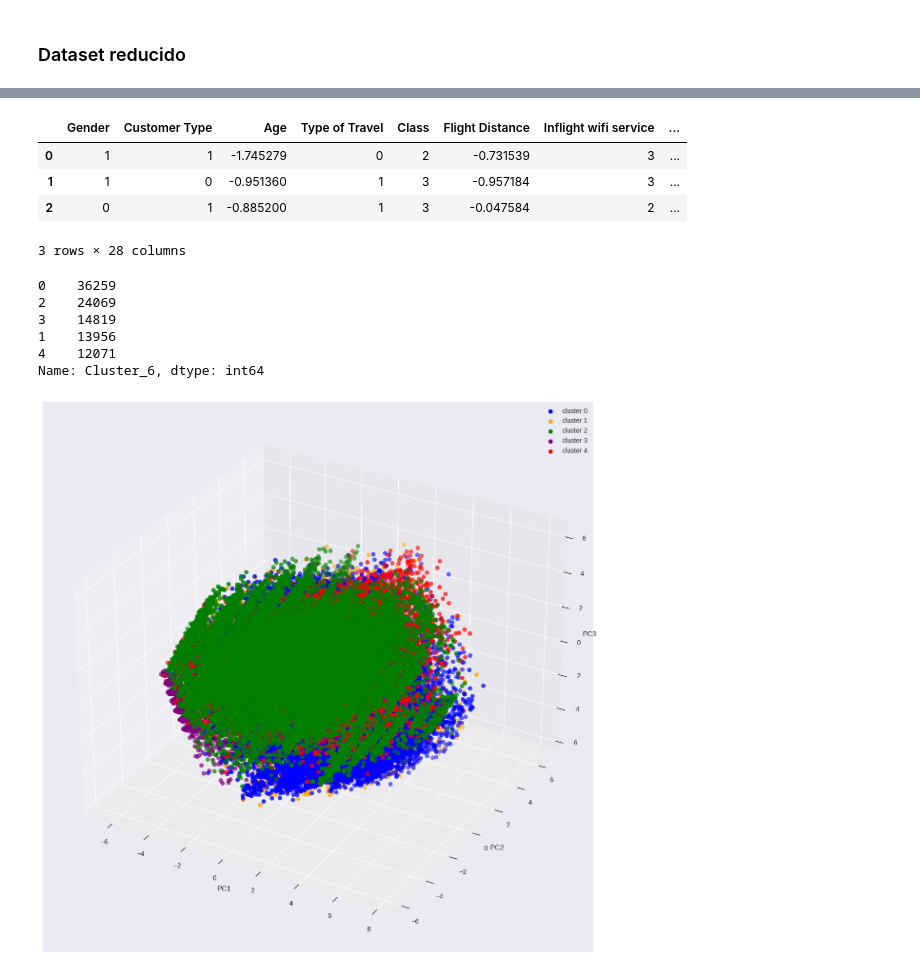
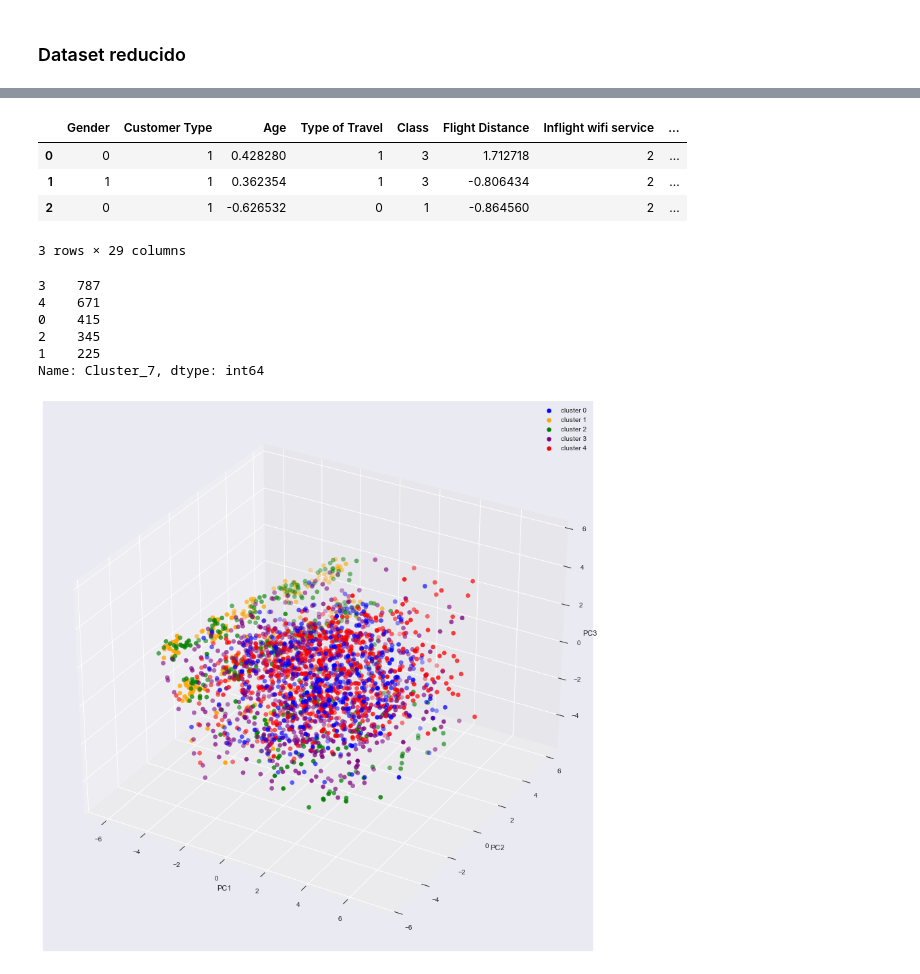
Before and after one commit to mlondono-oc/LEA2, a Jupyter notebook: Modulo-3/M2_Taller_Repaso.ipynb, the cells around one changed output, grey strips where cells are left out. Drawn from its saved outputs; the diff is of its cells as text; code cells hidden in the pictures.

```diff
--- a/Modulo-3/M2_Taller_Repaso.ipynb
+++ b/Modulo-3/M2_Taller_Repaso.ipynb
@@ -541,13 +596,13 @@ epsilon
 # --- Selección de hiperparámetros min_sample ---
 silhoutte_coefs = []
 
-for min_points in [8, 10, 15, 20, 30]:
+for min_points in [5, 8, 10, 15, 20, 30]:
     model_d = DBSCAN(eps = epsilon, min_samples = min_points)
     model_d.fit(train_df1_out)
     silhoutte_coefs.append(silhouette_score(train_df1_out, model_d.labels_))
 
 plt.figure(figsize = (12, 8))
-plt.plot([8, 10, 15, 20, 30], silhoutte_coefs, color = 'r', marker = '^')
+plt.plot([5, 8, 10, 15, 20, 30], silhoutte_coefs, color = 'r', marker = '^')
 plt.xlabel('Muestras mínimas de cada cluster')
 plt.ylabel('Silhoutte Score')
 plt.title('Silhoutte Score - Min Samples de Clusters')
@@ -631,13 +686,13 @@ epsilon
 # --- Selección de hiperparámetros min_sample ---
 silhoutte_coefs = []
 
-for min_points in [8, 10, 15, 20, 30]:
+for min_points in [5, 8, 10, 15, 20, 30]:
     model_d = DBSCAN(eps = epsilon, min_samples = min_points)
     model_d.fit(X_pca)
     silhoutte_coefs.append(silhouette_score(X_pca, model_d.labels_))
 
 plt.figure(figsize = (12, 8))
-plt.plot([8, 10, 15, 20, 30], silhoutte_coefs, color = 'r', marker = '^')
+plt.plot([5, 8, 10, 15, 20, 30], silhoutte_coefs, color = 'r', marker = '^')
 plt.xlabel('Muestras mínimas de cada cluster')
 plt.ylabel('Silhoutte Score')
 plt.title('Silhoutte Score - Min Samples de Clusters')
@@ -647,5 +702,5 @@ plt.show()
 # %%
 # --- Modelo DBSCAN ---
-model_db_pca = DBSCAN(eps = 0.5, min_samples = 8)
+model_db_pca = DBSCAN(eps = 2.65, min_samples = 7)
 model_db_pca.fit(X_pca)
 # %% [output]
@@ -782,43 +838,43 @@ Calinski harabasz score:  3035.9744421489036
 # %%
 # Predicción de los clusters
-Cluster_6 = model_gmm_pca.fit_predict(X_pca)
+Cluster_7 = model_gmm_pca.fit_predict(X_pca)
 
-df_final['Cluster_6'] = Cluster_6
+df_final['Cluster_7'] = Cluster_7
 
 # A partir de ahora, sólo trabajaremos con "df_final"
 df_final.head(3)
 # %% [output]
 |  | Gender | Customer Type | Age | Type of Travel | Class | Flight Distance | Inflight wifi service | ... |
-| 0 | 1 | 1 | -1.745279 | 0 | 2 | -0.731539 | 3 | ... |
-| 1 | 1 | 0 | -0.951360 | 1 | 3 | -0.957184 | 3 | ... |
-| 2 | 0 | 1 | -0.885200 | 1 | 3 | -0.047584 | 2 | ... |
+| 0 | 0 | 1 | 0.428280 | 1 | 3 | 1.712718 | 2 | ... |
+| 1 | 1 | 1 | 0.362354 | 1 | 3 | -0.806434 | 2 | ... |
+| 2 | 0 | 1 | -0.626532 | 0 | 1 | -0.864560 | 2 | ... |
-3 rows × 28 columns
+3 rows × 29 columns
 # %%
-df_final['Cluster_6'].value_counts()
+df_final['Cluster_7'].value_counts()
 # %% [output]
-0    36259
-2    24069
-3    14819
-1    13956
-4    12071
-Name: Cluster_6, dtype: int64
+3    787
+4    671
+0    415
+2    345
+1    225
+Name: Cluster_7, dtype: int64
 # %%
 # 3d scatterplot using matplotlib
 
 fig = plt.figure(figsize = (15,15))
 ax = fig.add_subplot(111, projection='3d')
-ax.scatter(X_pca[Cluster_6 == 0,0],X_pca[Cluster_6 == 0,1],X_pca[Cluster_6 == 0,2], s = 40 , color = 'blue', label = "cluster 0")
-ax.scatter(X_pca[Cluster_6 == 1,0],X_pca[Cluster_6 == 1,1],X_pca[Cluster_6 == 1,2], s = 40 , color = 'orange', label = "cluster 1")
-ax.scatter(X_pca[Cluster_6 == 2,0],X_pca[Cluster_6 == 2,1],X_pca[Cluster_6 == 2,2], s = 40 , color = 'green', label = "cluster 2")
-ax.scatter(X_pca[Cluster_6 == 3,0],X_pca[Cluster_6 == 3,1],X_pca[Cluster_6 == 3,2], s = 40 , color = 'purple', label = "cluster 3")
-ax.scatter(X_pca[Cluster_6 == 4,0],X_pca[Cluster_6 == 4,1],X_pca[Cluster_6 == 4,2], s = 40 , color = 'red', label = "cluster 4")
+ax.scatter(X_pca[Cluster_7 == 0,0],X_pca[Cluster_7 == 0,1],X_pca[Cluster_7 == 0,2], s = 40 , color = 'blue', label = "cluster 0")
+ax.scatter(X_pca[Cluster_7 == 1,0],X_pca[Cluster_7 == 1,1],X_pca[Cluster_7 == 1,2], s = 40 , color = 'orange', label = "cluster 1")
+ax.scatter(X_pca[Cluster_7 == 2,0],X_pca[Cluster_7 == 2,1],X_pca[Cluster_7 == 2,2], s = 40 , color = 'green', label = "cluster 2")
+ax.scatter(X_pca[Cluster_7 == 3,0],X_pca[Cluster_7 == 3,1],X_pca[Cluster_7 == 3,2], s = 40 , color = 'purple', label = "cluster 3")
+ax.scatter(X_pca[Cluster_7 == 4,0],X_pca[Cluster_7 == 4,1],X_pca[Cluster_7 == 4,2], s = 40 , color = 'red', label = "cluster 4")
 ax.set_xlabel('PC1')
 ax.set_ylabel('PC2')
 ax.set_zlabel('PC3')
 ax.legend()
 plt.show()
 # %% [output]
-[figure, old version]
+[figure, new version]
 # %%
 # 3d scatterplot using matplotlib
 
```
Also changed, not shown: parts of 66 cells of this notebook.
